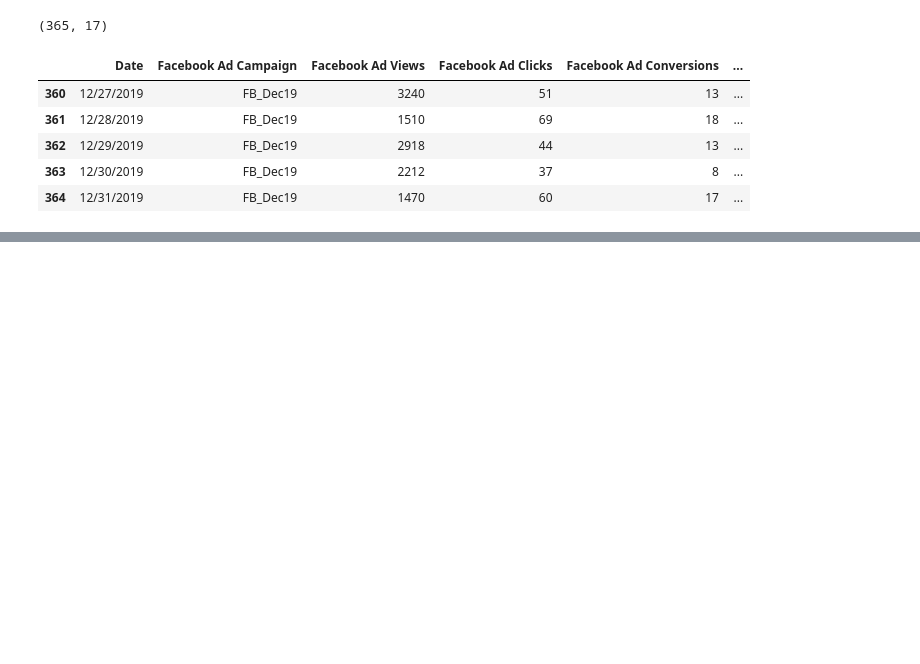
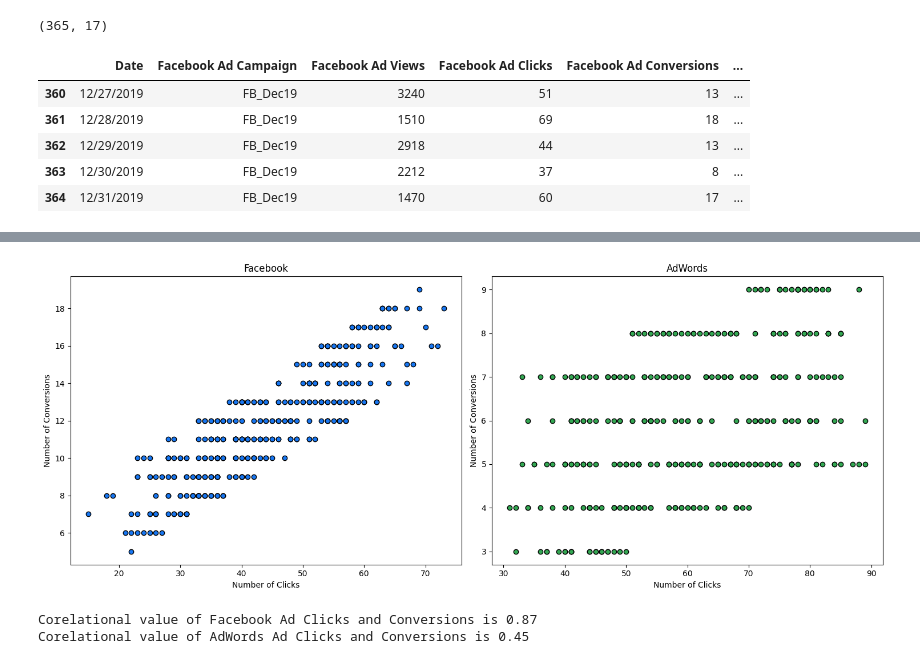
Before and after one commit to Azewkhan/Marketing-Campaign, a Jupyter notebook: Ad_campaign_Analysis.ipynb, the cells around one changed output, grey strips where cells are left out. Drawn from its saved outputs; the diff is of its cells as text; code cells hidden in the pictures; blank space fills up the shorter version.

```diff
--- a/Ad_campaign_Analysis.ipynb
+++ b/Ad_campaign_Analysis.ipynb
@@ -102,0 +141,28 @@ plt.title("Number of clicks on Adwords")
+# %%
+plt.figure(figsize=(15,6))
+plt.subplot(1,2,1)
+plt.scatter(x=df["Facebook Ad Clicks"],y=df["Facebook Ad Conversions"],color = "#1877F2",edgecolor = 'k',label = "Facebook" )
+plt.title("Facebook")
+plt.xlabel("Number of Clicks")
+plt.ylabel("Number of Conversions")
+
+plt.subplot(1,2,2)
+plt.scatter(x=df["AdWords Ad Clicks"],y=df["AdWords Ad Conversions"],color = "#34A853",edgecolor= 'k', label ="AdWords")
+plt.title("AdWords")
+plt.xlabel("Number of Clicks")
+plt.ylabel("Number of Conversions")
+
+
+plt.tight_layout()
+plt.show()
+# %% [output]
+[figure, added]
+# %%
+fb = df[["Facebook Ad Clicks", "Facebook Ad Conversions"]].corr()
+Adw =df[["AdWords Ad Clicks", "AdWords Ad Conversions"]].corr()
+
+print(f"Corelational value of Facebook Ad Clicks and Conversions is {round(fb.values[0,1],2)}")
+print(f"Corelational value of AdWords Ad Clicks and Conversions is {round(Adw.values[0,1],2)}")
+# %% [output]
+Corelational value of Facebook Ad Clicks and Conversions is 0.87
+Corelational value of AdWords Ad Clicks and Conversions is 0.45
```
Also changed, not shown: parts of 36 cells of this notebook.
